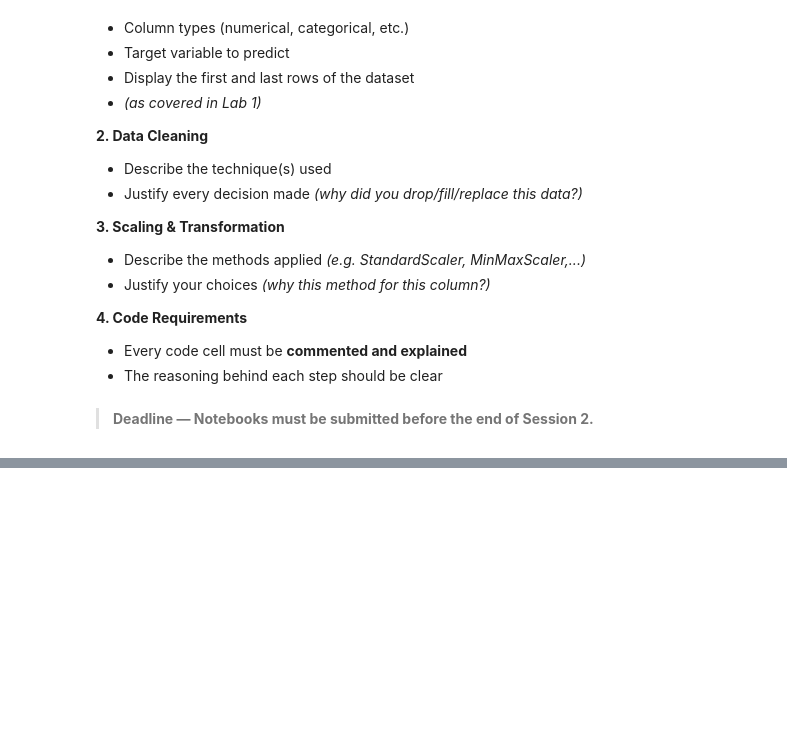
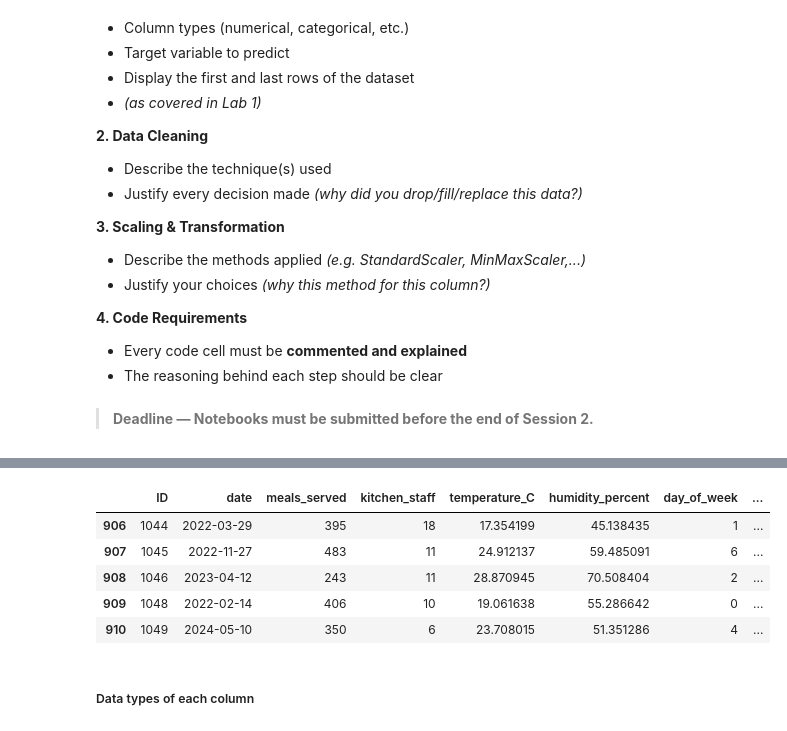
Before and after one commit to myrtus7/machine-learning-labs, a Jupyter notebook: labs/lab2.ipynb, the cells around one changed output, grey strips where cells are left out. Saved outputs shown, nothing was run; the diff lists cells and outputs as text; code cells hidden in the pictures; blank space fills up the shorter version.

```diff
--- a/labs/lab2.ipynb
+++ b/labs/lab2.ipynb
@@ -223,0 +259,11 @@ operations: **data cleaning**, **scaling**, and **transformation**.
+# %%
+df.tail()
+# %% [output]
+|  | ID | date | meals_served | kitchen_staff | temperature_C | humidity_percent | day_of_week | ... |
+| 906 | 1044 | 2022-03-29 | 395 | 18 | 17.354199 | 45.138435 | 1 | ... |
+| 907 | 1045 | 2022-11-27 | 483 | 11 | 24.912137 | 59.485091 | 6 | ... |
+| 908 | 1046 | 2023-04-12 | 243 | 11 | 28.870945 | 70.508404 | 2 | ... |
+| 909 | 1048 | 2022-02-14 | 406 | 10 | 19.061638 | 55.286642 | 0 | ... |
+| 910 | 1049 | 2024-05-10 | 350 | 6 | 23.708015 | 51.351286 | 4 | ... |
+# %% [markdown]
+##### Data types of each column
```
Also changed, not shown: parts of 32 cells of this notebook, 1 other file.
